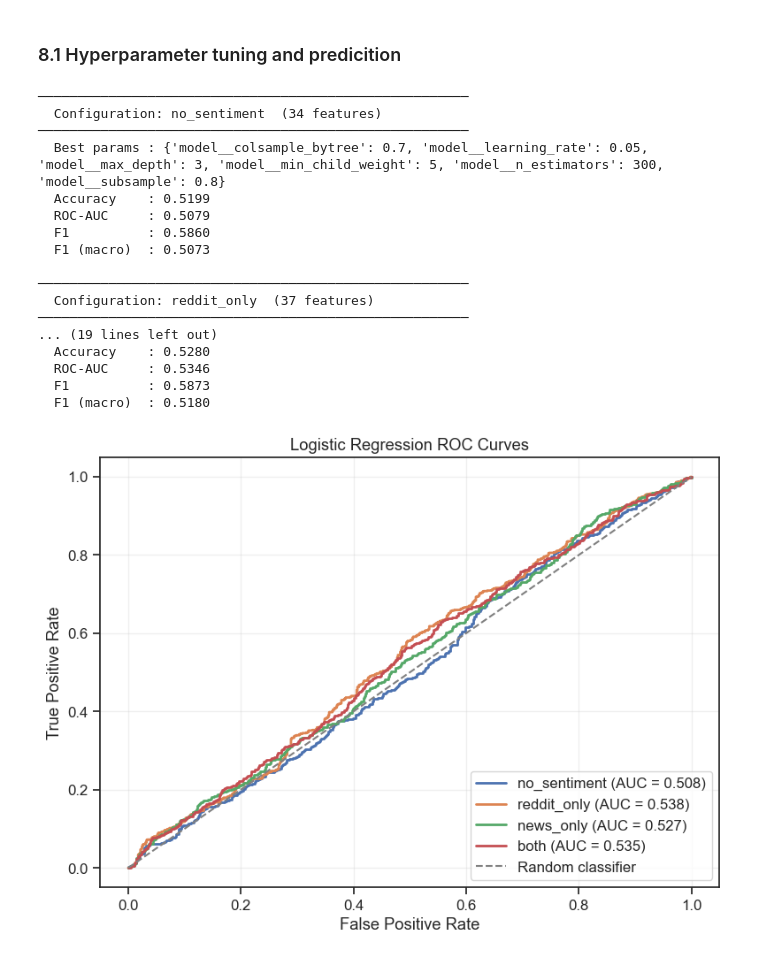
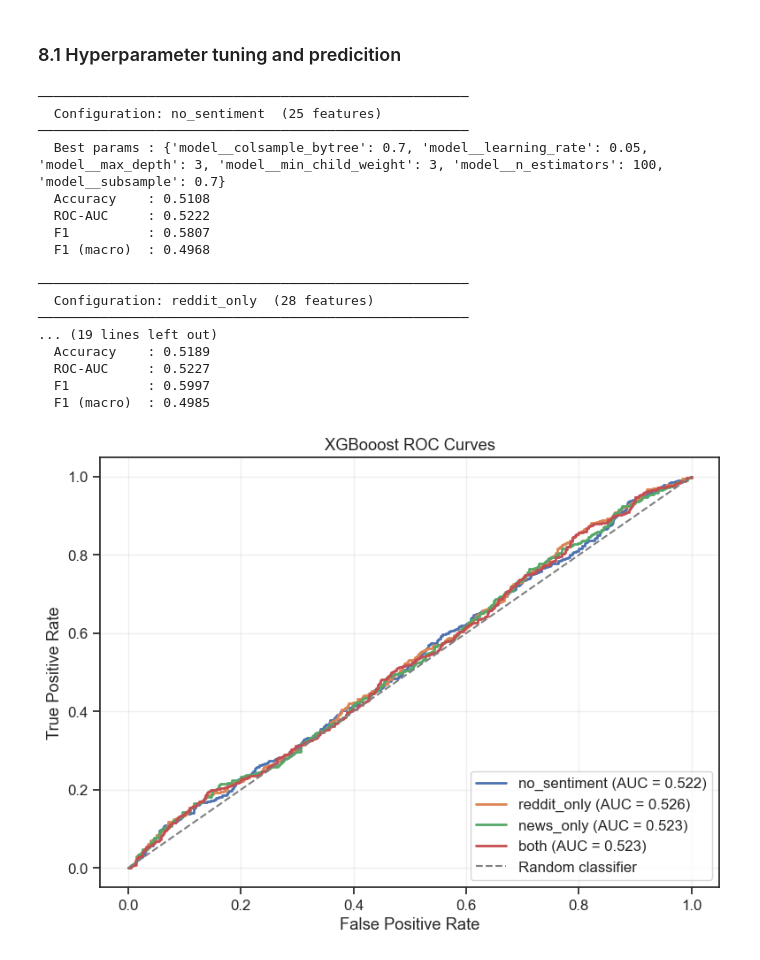
Before and after one commit to gaga1307/nlp_stock_market, a Jupyter notebook: 08_stock_price_direction_prediction.ipynb, the cells around one changed output. Drawn from its saved outputs; the diff is of its cells as text; code cells hidden in the pictures.

```diff
--- a/08_stock_price_direction_prediction.ipynb
+++ b/08_stock_price_direction_prediction.ipynb
@@ -53,7 +41,7 @@ META_COLS   = ['date']
 TARGET_COL  = 'target_direction'
 DROP_COLS   = META_COLS + [
                 TARGET_COL,
-                'target_volatility_10d',
+                'target_log_volatility_5d',
             ]
 
 SENTIMENT_COLS = [
@@ -99,5 +85,5 @@ $$\text{target\_direction} = \mathbb{1}\left[\text{adj\_close}_{t+1} > \text{adj
 # %%
-cols_to_drop = ['adj_close', 'close']
+cols_to_drop = ['close']
 
 print(f'Dropping {len(cols_to_drop)} columns: {cols_to_drop}')
 
@@ -357,29 +318,28 @@ Rather than removing all variables above the threshold automatically, predictors
 # %%
 features_to_drop = [
     "sma_20",
-    "bb_middle",
-    "std_20",
-    "DGS10",
-    "DGS2",
     "sma_10",
+    "wma_10",
     "williams_r",
-    "return_1d",
-    "wma_10",
     "high",
     "low",
     "open",
     "macd",
     "stoch_d",
+    "stoch_k",
     "bb_upper",
+    "bb_middle",
     "nasdaq_return",
-    "natr",
+    "mom_10",
+    "obv",
+    "ad",
     'atr_14',
     "log_volume",
-    "hv_lag_1",
-    "hv_lag_5",
-    "hv_lag_22",
-    "rv_daily",
-    "rv_monthly"
+    "DGS10",
+    "DGS2",
+    "RF",
+    "rv_monthly",
+    "natr"
 ]
 
 X_train_vif_reduced = X_train_vif.drop(columns=features_to_drop)
@@ -585,7 +542,7 @@ for config_name, feature_cols in feature_configs.items():
 
     pipeline = Pipeline([
         ('prep',  build_preprocessor(feature_cols, model_type='lr')),
-        ('model', LogisticRegression(random_state=RANDOM_STATE, class_weight='balanced'))
+        ('model', LogisticRegression(random_state=RANDOM_STATE))
     ])
 
     grid_search = GridSearchCV(
@@ -761,22 +718,22 @@ for config_name, feature_cols in feature_configs.items():
     print(f"  F1 (macro)  : {metrics['f1_macro']:.4f}")
 # %% [output]
 ───────────────────────────────────────────────────────
-  Configuration: no_sentiment  (34 features)
+  Configuration: no_sentiment  (25 features)
 ───────────────────────────────────────────────────────
-  Best params : {'model__colsample_bytree': 0.7, 'model__learning_rate': 0.05, 'model__max_depth': 3, 'model__min_child_weight': 5, 'model__n_estimators': 300, 'model__subsample': 0.8}
-  Accuracy    : 0.5199
-  ROC-AUC     : 0.5079
-  F1          : 0.5860
-  F1 (macro)  : 0.5073
+  Best params : {'model__colsample_bytree': 0.7, 'model__learning_rate': 0.05, 'model__max_depth': 3, 'model__min_child_weight': 3, 'model__n_estimators': 100, 'model__subsample': 0.7}
+  Accuracy    : 0.5108
+  ROC-AUC     : 0.5222
+  F1          : 0.5807
+  F1 (macro)  : 0.4968
 
 ───────────────────────────────────────────────────────
-  Configuration: reddit_only  (37 features)
+  Configuration: reddit_only  (28 features)
 ───────────────────────────────────────────────────────
 ... (19 lines left out)
-  Accuracy    : 0.5280
-  ROC-AUC     : 0.5346
-  F1          : 0.5873
-  F1 (macro)  : 0.5180
+  Accuracy    : 0.5189
+  ROC-AUC     : 0.5227
+  F1          : 0.5997
+  F1 (macro)  : 0.4985
 # %%
 config_order = ['no_sentiment', 'reddit_only', 'news_only', 'both']
 
@@ -789,35 +746,35 @@ for config in config_order:
     y_prob = model.predict_proba(
         X_test[feature_configs[config]]
     )[:, 1]
 
     fpr, tpr, _ = roc_curve(y_test, y_prob)
     roc_auc = auc(fpr, tpr)
 
     plt.plot(
         fpr,
         tpr,
         lw=2,
         label=f"{config} (AUC = {roc_auc:.3f})"
     )
 
 plt.plot(
     [0,1],
     [0,1],
     linestyle='--',
     color='gray',
     label='Random classifier'
 )
 
 plt.xlabel("False Positive Rate")
 plt.ylabel("True Positive Rate")
-plt.title("Logistic Regression ROC Curves")
+plt.title("XGBooost ROC Curves")
 plt.legend(loc="lower right")
 plt.grid(alpha=0.3)
 
 plt.tight_layout()
 plt.show()
 # %% [output]
-[figure, old version]
+[figure, new version]
 # %% [markdown]
 ### 8.2. Results comparison across configurations
 
```
Also changed, not shown: parts of 25 cells of this notebook.
